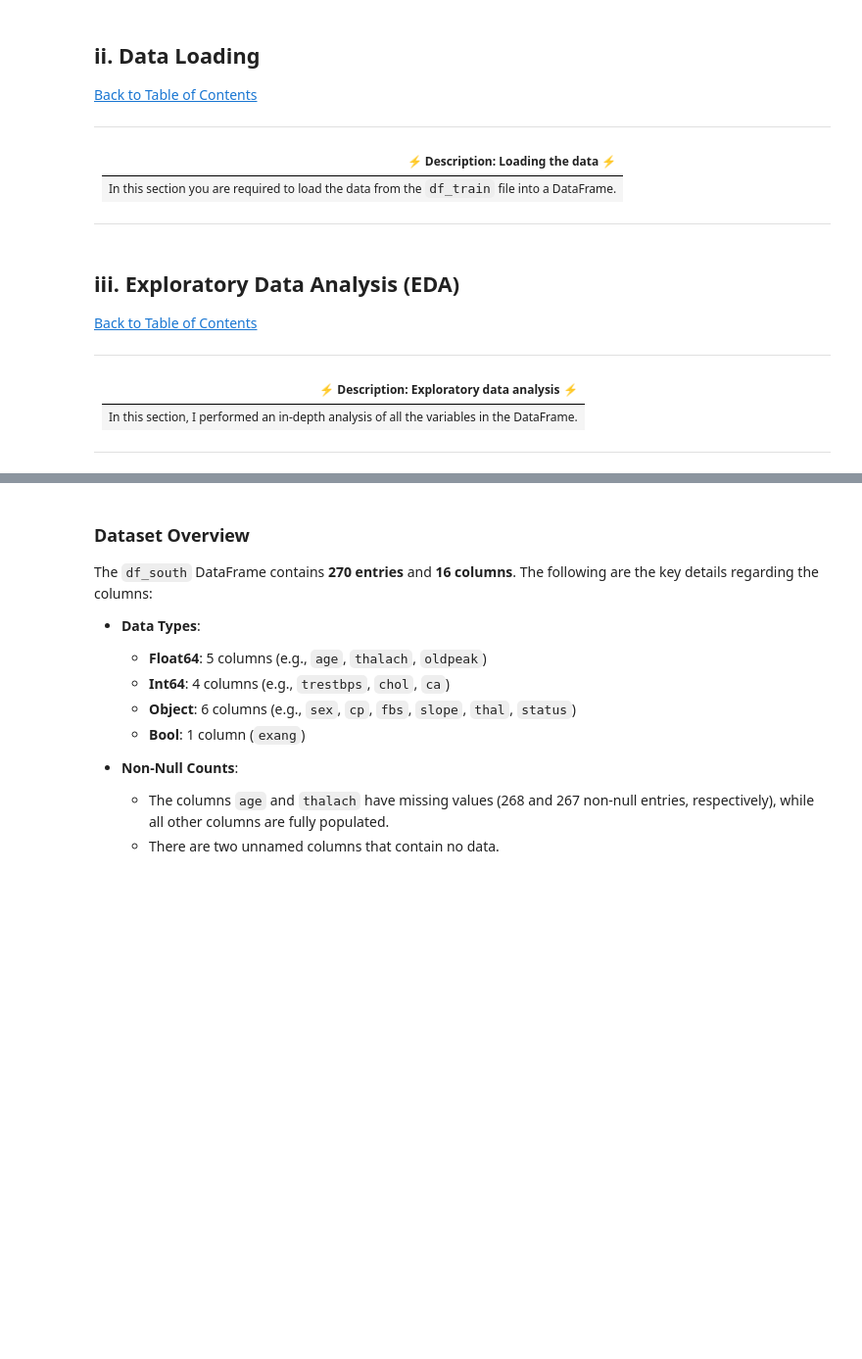
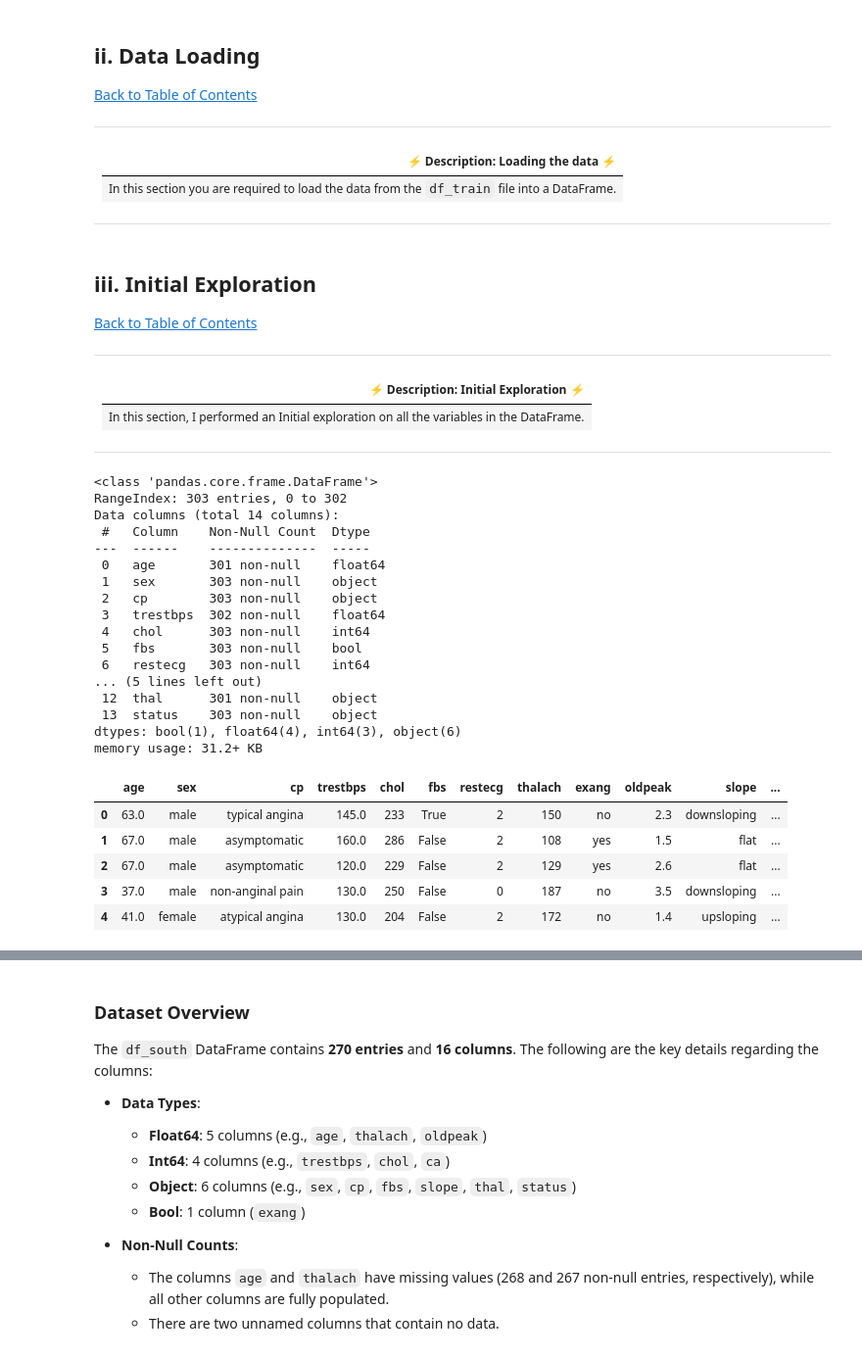
Before and after one commit to Johnnysnipes90/Datascience-Projects, a Jupyter notebook: Notebook.ipynb, the cells around one changed output, grey strips where cells are left out. Shown at 98% size. Drawn from its saved outputs; the diff is of its cells as text; code cells hidden in the pictures; blank space fills up the shorter version.

```diff
--- a/Notebook.ipynb
+++ b/Notebook.ipynb
@@ -81,16 +89,59 @@ You have 24 hours from the time you receive this test to complete these exercise
 | In this section you are required to load the data from the `df_train` file into a DataFrame. |
 
 ---
+# %%
+# Setting global constants to ensure notebook results are reproducible
+# PARAMETER_CONSTANT = ###
+
+DATA_PATH_NORTH = "northern heart diease data.csv"
+DATA_PATH_SOUTH = "southern heart disease data.csv"
+
+# load the data
+df_north = pd.read_csv(DATA_PATH_NORTH)
+df_south = pd.read_csv(DATA_PATH_SOUTH)
 # %% [markdown]
 <a id="eda"></a>
-## iii. Exploratory Data Analysis (EDA)
+## iii. Initial Exploration
 <a class="anchor" id="1.1"></a>
 <a href=#cont>Back to Table of Contents</a>
 
 ---
 
-| ⚡ Description: Exploratory data analysis ⚡ |
+| ⚡ Description: Initial Exploration ⚡ |
 | :--------------------------- |
-| In this section, I performed an in-depth analysis of all the variables in the DataFrame. |
+| In this section, I performed an Initial exploration  on all the variables in the DataFrame. |
 
 ---
+# %%
+# Get data info
+df_north.info()
+df_north.head()
+
+
+
+# Get summary statistics for numerical features
+#df_north.describe()
+# %% [output]
+<class 'pandas.core.frame.DataFrame'>
+RangeIndex: 303 entries, 0 to 302
+Data columns (total 14 columns):
+ #   Column    Non-Null Count  Dtype
+---  ------    --------------  -----
+ 0   age       301 non-null    float64
+ 1   sex       303 non-null    object
+ 2   cp        303 non-null    object
+ 3   trestbps  302 non-null    float64
+ 4   chol      303 non-null    int64
+ 5   fbs       303 non-null    bool
+ 6   restecg   303 non-null    int64
+... (5 lines left out)
+ 12  thal      301 non-null    object
+ 13  status    303 non-null    object
+dtypes: bool(1), float64(4), int64(3), object(6)
+memory usage: 31.2+ KB
+|  | age | sex | cp | trestbps | chol | fbs | restecg | thalach | exang | oldpeak | slope | ... |
+| 0 | 63.0 | male | typical angina | 145.0 | 233 | True | 2 | 150 | no | 2.3 | downsloping | ... |
+| 1 | 67.0 | male | asymptomatic | 160.0 | 286 | False | 2 | 108 | yes | 1.5 | flat | ... |
+| 2 | 67.0 | male | asymptomatic | 120.0 | 229 | False | 2 | 129 | yes | 2.6 | flat | ... |
+| 3 | 37.0 | male | non-anginal pain | 130.0 | 250 | False | 0 | 187 | no | 3.5 | downsloping | ... |
+| 4 | 41.0 | female | atypical angina | 130.0 | 204 | False | 2 | 172 | no | 1.4 | upsloping | ... |
```
Also changed, not shown: parts of 14 cells of this notebook.
